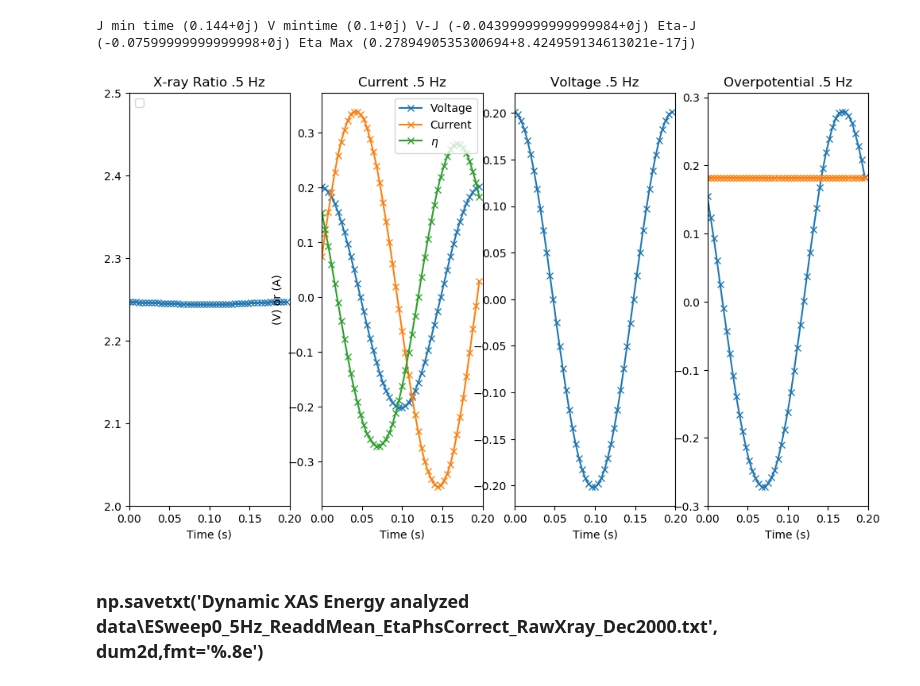
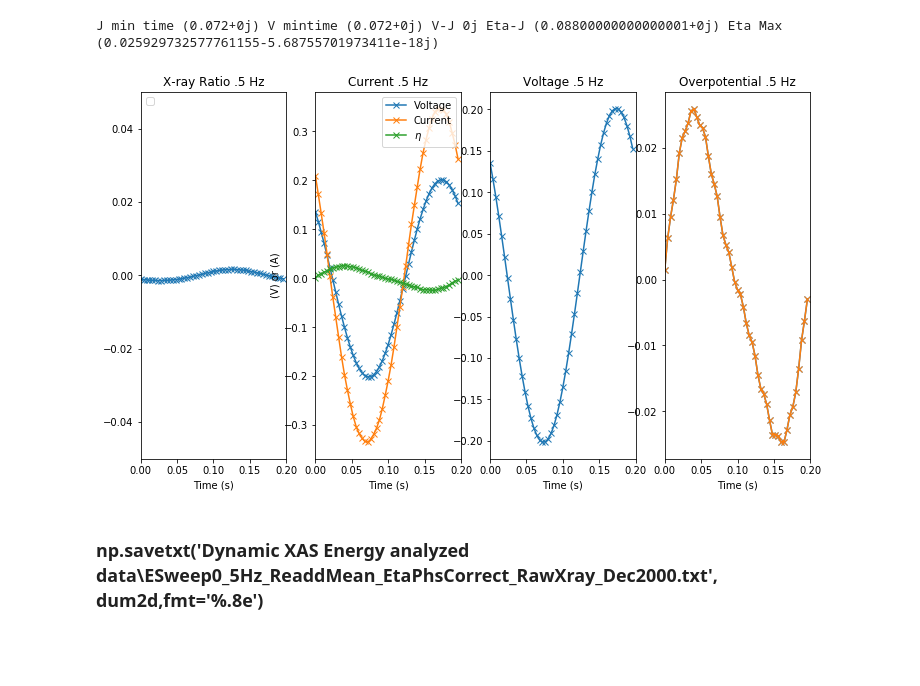
Before and after one commit to BGerwe/Xray-Project, a Jupyter notebook: dynamic XAS Energy spectra.ipynb, the cells around one changed output. Cells and saved outputs as stored; diff of their text form; code cells hidden in the pictures; blank space fills up the shorter version.

Commit message:
Minor changes for modeling comp version

```diff
--- a/dynamic XAS Energy spectra.ipynb
+++ b/dynamic XAS Energy spectra.ipynb
@@ -75,7 +75,7 @@ def colorfun(V,Max=1):
         B=-V/Max
     return (R,G,B)
 # %%
-def fullanalyze(data, fa, dec, PhsCor="VPhs",Rohm=63.97,plotFFT=False):
+def fullanalyze(data, fa, dec, PhsCor="VPhs",Rohm=63.97,plotFFT=False,IRR=100):
     #Reads data, subtracts mean from current (J) and voltage (V) signals but not from X-ray ratio (Ir)
     #Adjusts phase of all signals to mimic a sine wave
     #Decimates by a factor "dec" to reduce sampling rate (e.g. 5000 samples becomes 50 with dec=100)
@@ -90,12 +90,11 @@ def fullanalyze(data, fa, dec, PhsCor="VPhs",Rohm=63.97,plotFFT=False):
     Imean=np.mean(Ir)
     Iomean=np.mean(data['Io'])
     Ifmean=np.mean(data['If'])
-    datan=np.array([data['Time'],submean(Ir),submean(data['J']/100),submean(data['V']*-1),
+    datan=np.array([data['Time'],submean(Ir),submean(data['J']/IRR),submean(data['V']),
                     submean(data['Io']),submean(data['If'])])
 
     if PhsCor=="EtaPhs":
-        Rohm=63.97
-        eta=datan[3,:,None]-datan[2,:,None]*Rohm/100
+        eta=datan[3,:,None]-datan[2,:,None]*Rohm
         datan=np.concatenate((datan,eta.T),axis=0)
 
 
@@ -380,7 +379,7 @@ def plotXANES(Edata,data,start=0,stop=0,marker='.',in_adjs=[0,0,.1,0,0,.02,0,0],
 
     return fig
 
-def CalcEta(data,Rohm=27.4,Zparams=[63.97,47.43,0.0066108,.932]):
+def CalcEta(data,Rohm=63.97,Zparams=[63.97,47.43,0.0066108,.932]):
     R1=Zparams[0]
     R2=Zparams[1]
     Q=Zparams[2]
@@ -396,14 +395,15 @@ def CalcEta(data,Rohm=27.4,Zparams=[63.97,47.43,0.0066108,.932]):
 
     return data
 # %%
-path=r'C:\Users\shadd\OneDrive\Documents\Python\fr_XAS\Dynamic XAS Energy Spectrum 1Hz test data'
+# path=r'C:\Users\shadd\OneDrive\Documents\Python\fr_XAS\Dynamic XAS Energy Spectrum 1Hz test data'
+path=r'\\ADLERNAS\admin\BrianGerwe\Research\Data\Dynamic XAS Data\Energy Spectrum_5Hz\Redo Txt Files'
 # path=r'C:\Users\shadd\OneDrive\Documents\Python\fr_XAS\Dynamic XAS Energy Spectrum 0_5Hz test data\E90.txt'
 # path=r'C:\Users\shadd\OneDrive\Documents\Python\fr_XAS\Dynamic XAS Energy Spectrum 5Hz test data'  #Dynamic XAS Energy Spectrum 0_5Hz test data'
 initfile=83
 finfile=83
 
-fa=1
-decfac=1000
+fa=5
+decfac=200
 
 
 filea=np.r_[initfile:finfile+1]
@@ -419,16 +419,16 @@ for n in filea:
     data.columns=('Time','Io','If','J','V') #Io is incident X-ray, If is fluroesced X-ray
     print('Data read time:'+ str(time.perf_counter()-stloop))
     if n==filea[0]:
-        dum1=fullanalyze(data, fa,decfac,PhsCor="VPhs",plotFFT=True)
+        dum1=fullanalyze(data, fa,decfac,PhsCor="EtaPhs",plotFFT=False,IRR=1)
         print(time.perf_counter()-stloop)
 #         dum1=partanalyze(data,0.5,2000)
     else:
-        dum1=np.concatenate((dum1,fullanalyze(data,fa,decfac,PhsCor="VPhs")),axis=0)
+        dum1=np.concatenate((dum1,fullanalyze(data,fa,decfac,PhsCor="EtaPhs",IRR=100)),axis=0)
         print(time.perf_counter()-stloop)
 #         dum1=dum1=np.concatenate((dum1,partanalyze(data,0.5,2000)),axis=0)
 
 
-path=r'C:\Users\shadd\OneDrive\Documents\Python\fr_XAS\Energy List.txt'
+path=r'C:\Users\Modeling\Documents\Brian\Python\fr_XAS\Energy List.txt'
 
 Elist=pd.read_csv(path, header=None)
 Elist=np.array(Elist[0])
@@ -480,7 +467,7 @@ fig=plt.figure(figsize=(12,6.75))
 ax1=fig.add_subplot(141)
 ax1.plot(dum3[obsfile,0,:].T,dum3[obsfile,1,:].T,'-x')
 ax1.set_xlim(0,.2)
-ax1.set_ylim(2.,2.5)
+ax1.set_ylim(-.05,.05)
 ax1.set_title('X-ray Ratio .5 Hz')
 ax1.set_xlabel('Time (s)')
 ax1.legend(Edum5[0,85:88],loc='upper left')
@@ -497,35 +484,35 @@ ax1.legend(['Voltage','Current',r'$\eta$'],loc=1)
 ax1.set_ylabel('(V) or (A)')
 
 ax1=fig.add_subplot(143)
 ax1.plot(dum3[obsfile,0,:].T,dum3[obsfile,3,:].T,'-x')
 ax1.set_xlim(0,.2)
 # ax1.set_ylim(-.0001,.0001)
 ax1.set_title('Voltage .5 Hz')
 ax1.set_xlabel('Time (s)')
 # ax1.set_ylabel('Voltage (V)')
 
 ax1=fig.add_subplot(144)
 ax1.plot(dum3[obsfile,0,:].T,dum3[obsfile,-1,:].T,'-x',dum3[obsfile,0,:].T,dum3[obsfile,-2,:].T,'-x')
 ax1.set_xlim(0,.2)
 # ax1.set_ylim(-.0001,.0001)
 ax1.set_title('Overpotential .5 Hz')
 ax1.set_xlabel('Time (s)')
 # ax1.set_ylabel('Voltage (V)')
 
 # plt.show()
 # plt.savefig('5 Hz Time Domain Plots.png')
 
 # plt2=plotXANES(Edum5,np.real(dum3),startE=7705,stopE=7730,startInE=7720,stopInE=7721.5,
 #                start=12,stop=12,in_adjs=[0,-.6,1,.08,-.18,.1,-.1,0],size=(4.5,3),UseEta=True,marker='')
 # plt2.tight_layout()
 # plt2.savefig('5 Hz X-ray Spectra Voltage Phs.png',dpi=500, bbox_inches='tight')
 Jmin=dum3[0,0,np.argwhere(dum3[0,2,:]==np.min(dum3[0,2,:]))[0][0]]
 Vmin=dum3[0,0,np.argwhere(dum3[0,3,:]==np.min(dum3[0,3,:]))[0][0]]
 Etmin=dum3[0,0,np.argwhere(dum3[0,-1,:]==np.min(dum3[0,-1,:]))[0][0]]
 print('J min time',Jmin,'V mintime',Vmin,'V-J',Vmin-Jmin,'Eta-J',Etmin-Jmin, 'Eta Max',np.max(dum3[0,-1,:]))
 # %% [output]
-J min time (0.144+0j) V mintime (0.1+0j) V-J (-0.043999999999999984+0j) Eta-J (-0.07599999999999998+0j) Eta Max (0.2789490535300694+8.424959134613021e-17j)
+J min time (0.072+0j) V mintime (0.072+0j) V-J 0j Eta-J (0.08800000000000001+0j) Eta Max (0.025929732577761155-5.68755701973411e-18j)
-[figure, old version]
+[figure, new version]
 # %% [markdown]
 ### np.savetxt('Dynamic XAS Energy analyzed data\ESweep0_5Hz_ReaddMean_EtaPhsCorrect_RawXray_Dec2000.txt', dum2d,fmt='%.8e')
 # %%
```
Also changed, not shown: parts of 3 cells of this notebook.
